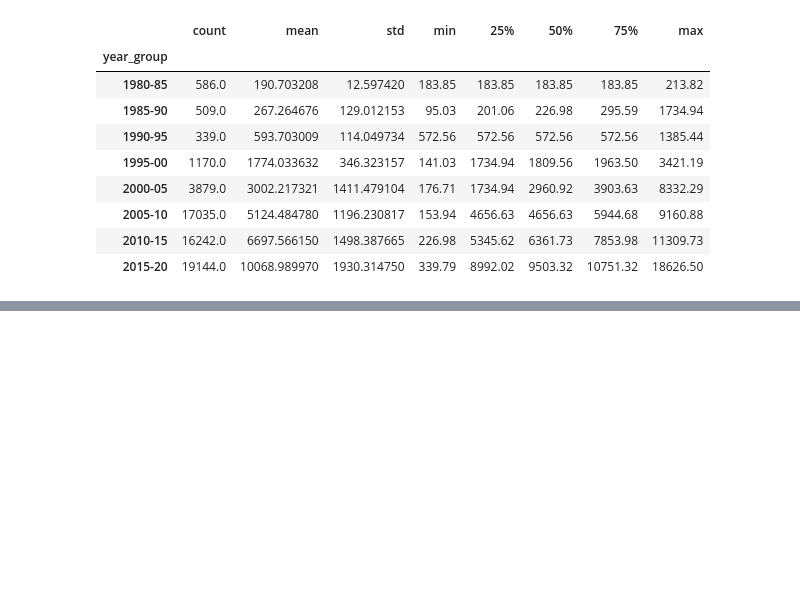
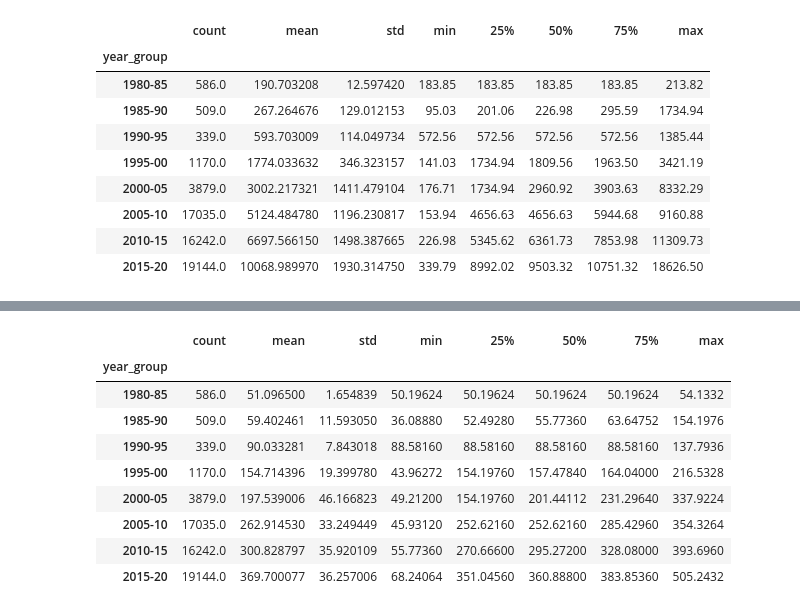
Before and after one commit to hsopel/NSS-Capstone, a Jupyter notebook: notebook/wind_eda.ipynb, the cells around one changed output, grey strips where cells are left out. Cells and saved outputs as stored; diff of their text form; code cells hidden in the pictures; blank space fills up the shorter version.

```diff
--- a/notebook/wind_eda.ipynb
+++ b/notebook/wind_eda.ipynb
@@ -633,3 +649,5 @@ wind.groupby('year_group').t_rsa.describe()
 | 2005-10 | 17035.0 | 5124.484780 | 1196.230817 | 153.94 | 4656.63 | 4656.63 | 5944.68 | 9160.88 |
 | 2010-15 | 16242.0 | 6697.566150 | 1498.387665 | 226.98 | 5345.62 | 6361.73 | 7853.98 | 11309.73 |
 | 2015-20 | 19144.0 | 10068.989970 | 1930.314750 | 339.79 | 8992.02 | 9503.32 | 10751.32 | 18626.50 |
+# %%
+wind['t_rd_ft'] = wind['t_rd']*3.2808
@@ -635,0 +658,2 @@ wind.groupby('year_group').t_rsa.describe()
+# %%
+wind_rotor_d = wind.groupby('year_group').t_rd_ft.describe()
@@ -635,0 +672,13 @@ wind.groupby('year_group').t_rsa.describe()
+# %%
+wind_rotor_d
+# %% [output]
+|  | count | mean | std | min | 25% | 50% | 75% | max |
+| year_group |  |  |  |  |  |  |  |  |
+| 1980-85 | 586.0 | 51.096500 | 1.654839 | 50.19624 | 50.19624 | 50.19624 | 50.19624 | 54.1332 |
+| 1985-90 | 509.0 | 59.402461 | 11.593050 | 36.08880 | 52.49280 | 55.77360 | 63.64752 | 154.1976 |
+| 1990-95 | 339.0 | 90.033281 | 7.843018 | 88.58160 | 88.58160 | 88.58160 | 88.58160 | 137.7936 |
+| 1995-00 | 1170.0 | 154.714396 | 19.399780 | 43.96272 | 154.19760 | 157.47840 | 164.04000 | 216.5328 |
+| 2000-05 | 3879.0 | 197.539006 | 46.166823 | 49.21200 | 154.19760 | 201.44112 | 231.29640 | 337.9224 |
+| 2005-10 | 17035.0 | 262.914530 | 33.249449 | 45.93120 | 252.62160 | 252.62160 | 285.42960 | 354.3264 |
+| 2010-15 | 16242.0 | 300.828797 | 35.920109 | 55.77360 | 270.66600 | 295.27200 | 328.08000 | 393.6960 |
+| 2015-20 | 19144.0 | 369.700077 | 36.257006 | 68.24064 | 351.04560 | 360.88800 | 383.85360 | 505.2432 |
```
Also changed, not shown: parts of 15 cells of this notebook, 5 other files.
